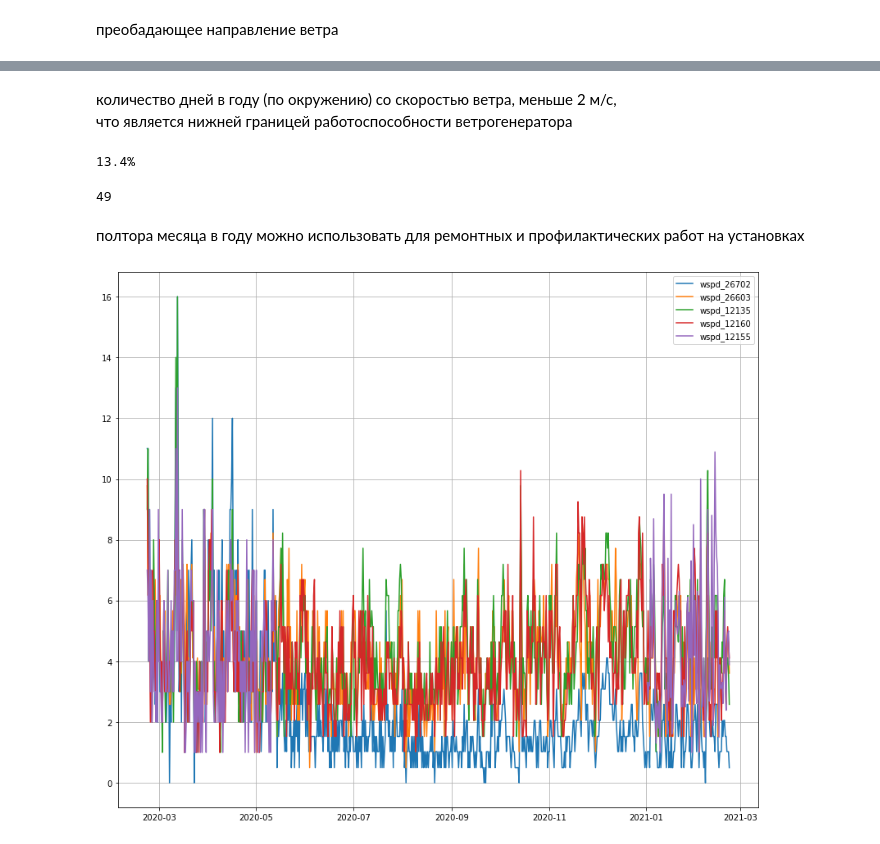
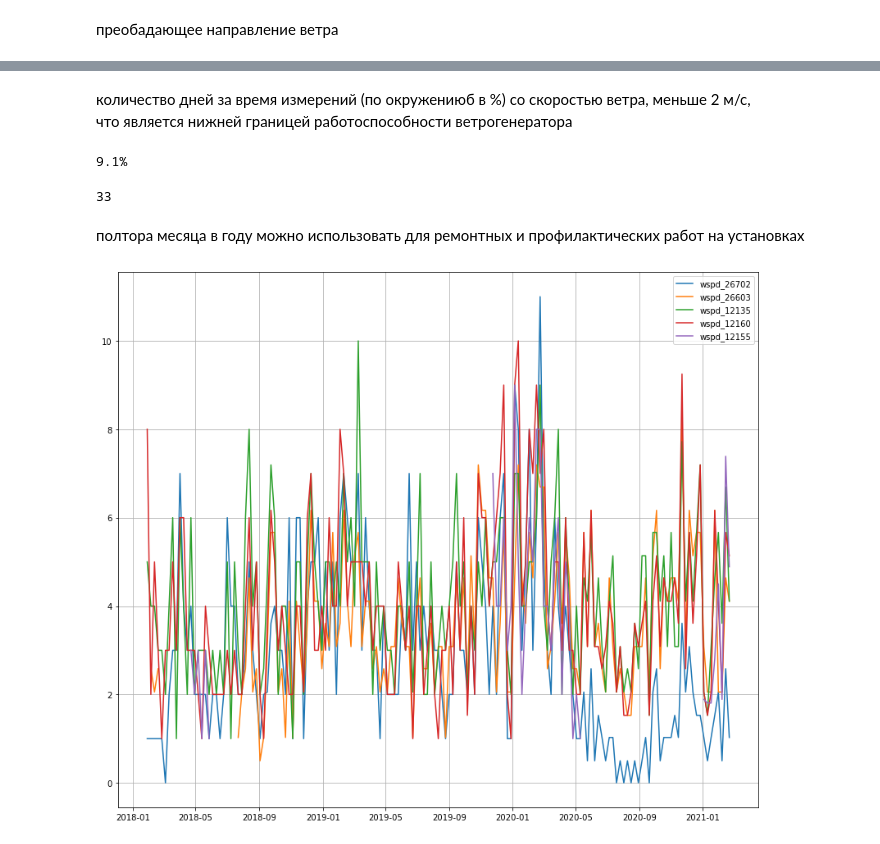
Before and after one commit to Dmitry1973/GB_Final_project, a Jupyter notebook: Final_project.ipynb, the cells around one changed output, grey strips where cells are left out. Cells and saved outputs as stored; diff of their text form; code cells hidden in the pictures.

```diff
--- a/Final_project.ipynb
+++ b/Final_project.ipynb
@@ -208,7 +208,7 @@ id_station[0]
 # %% [output]
 '26702'
 # %%
-data = Hourly('72219', start, end)
+data = Hourly('26702', start, end)
 data = data.fetch()
 # %%
 data['wspd'] = data['wspd'] / 3.6
@@ -245,6 +247,6 @@ datetime.datetime(2020, 2, 22, 15, 2)
 # %%
 for st in id_station:
-    data = Hourly(st, start_, end).fetch()
+    data = Hourly(st, start, end).fetch()
     data['wspd'] = data['wspd'] / 3.6 # from km/h to m/s
     wind_cond[[f'wspd_{st}', f'wdir_{st}' ]] = data[['wspd', 'wdir']].ffill()
 
@@ -315,26 +321,26 @@ round(wind_cond[col_list_dir].quantile(.75).mean())
 # %% [markdown]
-количество дней в году (по окружению) со скоростью ветра, меньше 2 м/с,
+количество дней за время измерений (по окружениюб в %) со скоростью ветра, меньше 2 м/с,
 что является нижней границей работоспособности ветрогенератора
 # %%
 d = wind_cond[col_list_spd][wind_cond[col_list_spd] < 2].count(axis=0).mean()/len(wind_cond)*100
 print(f'{round(d,1)}'+ "%")
 # %% [output]
-13.4%
+9.1%
 # %%
 round(365 * d /100)
 # %% [output]
-49
+33
 # %% [markdown]
 полтора месяца в году можно использовать для ремонтных и профилактических работ на установках
 # %%
 import matplotlib.pyplot as plt
 plt.figure(figsize=(14,12))
-plt.plot(wind_cond[col_list_spd][::12])
+plt.plot(wind_cond[col_list_spd][::168])
 plt.legend(col_list_spd)
 plt.grid()
 plt.show()
 # %% [output]
-[figure, old version]
+[figure, new version]
 # %%
 # библиотека для построения розы ветров (направление, скорость ветра)
 # pip install windrose
```
Also changed, not shown: parts of 27 cells of this notebook.
